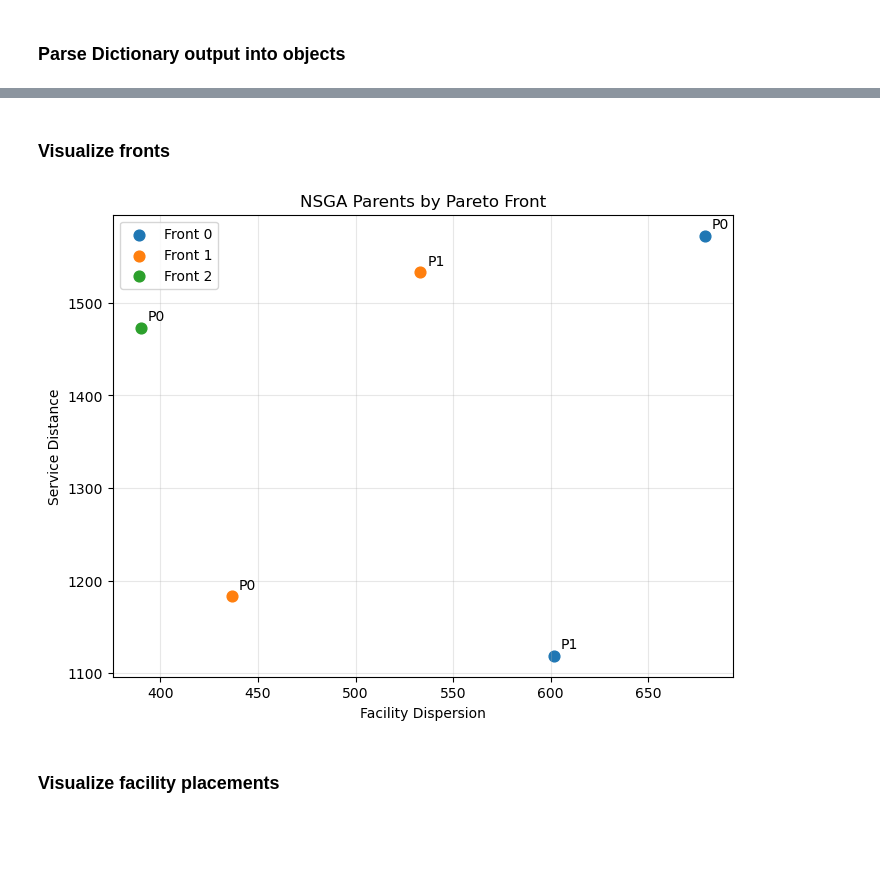
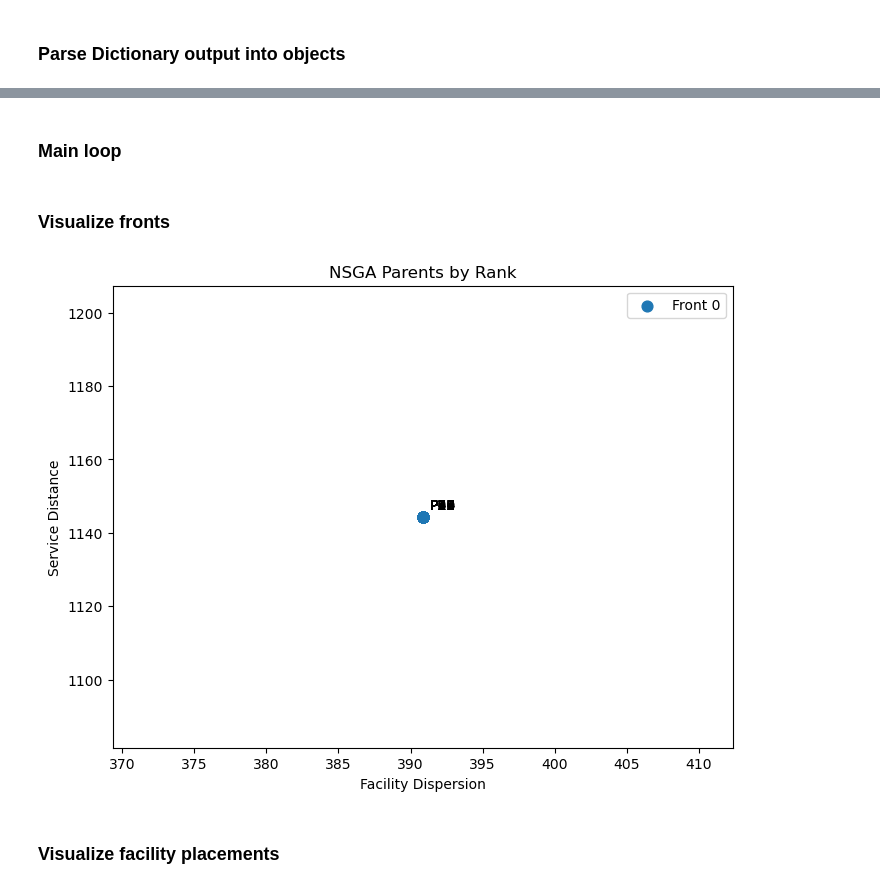
Before and after one commit to benbekir/optimization-algorithms, a Jupyter notebook: multiple-objectives-constraints/nsga.ipynb, the cells around one changed output, grey strips where cells are left out. Drawn from its saved outputs; the diff is of its cells as text; code cells hidden in the pictures; blank space fills up the shorter version.

```diff
--- a/multiple-objectives-constraints/nsga.ipynb
+++ b/multiple-objectives-constraints/nsga.ipynb
@@ -52,6 +54,8 @@ class Solution:
         self.service_distance_score = service_distance_score
         self.facility_dispersion_score = facility_dispersion_score
         self.facilities = facilities
+        self.rank = -1
+        self.distance = 0.0
         self.dominates: list[Solution] = []
         self.dominated_by_count = 0
 # %%
@@ -185,0 +262,16 @@ def calculate_fronts(solutions: list[Solution]):
+# %%
+def mutate(mutation_rate, solutions, customers) -> list[Solution]:
+    children: list[Solution] = []
+    for solution in solutions:
+        # mutate this solution with given probability
+        if random.random() >= mutation_rate:
+            continue
+
+        # move all facilities value extracted from normal distribution
+        for f in solution.facilities:
+            f.x += random.gauss(0, 10)
+            f.y += random.gauss(0, 10)
+
+        child = create_solution(solution.facilities, customers)
+        children.append(child)
+    return children
@@ -228 +336,3 @@ customers
+# %% [markdown]
+### Main loop
 # %%
@@ -239,36 +359,43 @@ fronts = calculate_fronts(solutions)
 # %%
 plt.figure(figsize=(8, 6))
 cmap = plt.get_cmap("tab10")
 
-for front_idx, front in enumerate(fronts):
-    x_dispersion = [s.facility_dispersion_score for s in front]
-    y_service_distance = [s.service_distance_score for s in front]
-    color = cmap(front_idx % 10)
+for i, s in enumerate(parents):
+    rank = s.rank
+    color = cmap(rank % 10)
+    label = f"Front {rank}"
 
-    plt.scatter(
-        x_dispersion,
-        y_service_distance,
-        color=color,
-        s=60,
-        label=f"Front {front_idx}"
+    # avoid duplicate legend entries
+    if label not in plt.gca().get_legend_handles_labels()[1]:
+        plt.scatter(
+            s.facility_dispersion_score,
+            s.service_distance_score,
+            color=color,
+            s=60,
+            label=label
+        )
+    else:
+        plt.scatter(
+            s.facility_dispersion_score,
+            s.service_distance_score,
+            color=color,
+            s=60
+        )
+
+    plt.annotate(
+        f"P{i}",
+        (s.facility_dispersion_score, s.service_distance_score),
+        xytext=(5, 5),
+        textcoords="offset points"
     )
-
-    for i, s in enumerate(front):
-        plt.annotate(
-            f"P{i}",
-            (s.facility_dispersion_score, s.service_distance_score),
-            xytext=(5, 5),
-            textcoords="offset points"
-        )
 
 plt.xlabel("Facility Dispersion")
 plt.ylabel("Service Distance")
-plt.title("NSGA Parents by Pareto Front")
+plt.title("NSGA Parents by Rank")
 plt.legend()
-plt.grid(True, alpha=0.3)
 plt.show()
 # %% [output]
-[figure, old version]
+[figure, new version]
 # %% [markdown]
 ### Visualize facility placements
 # %%
```
Also changed, not shown: parts of 14 cells of this notebook.
